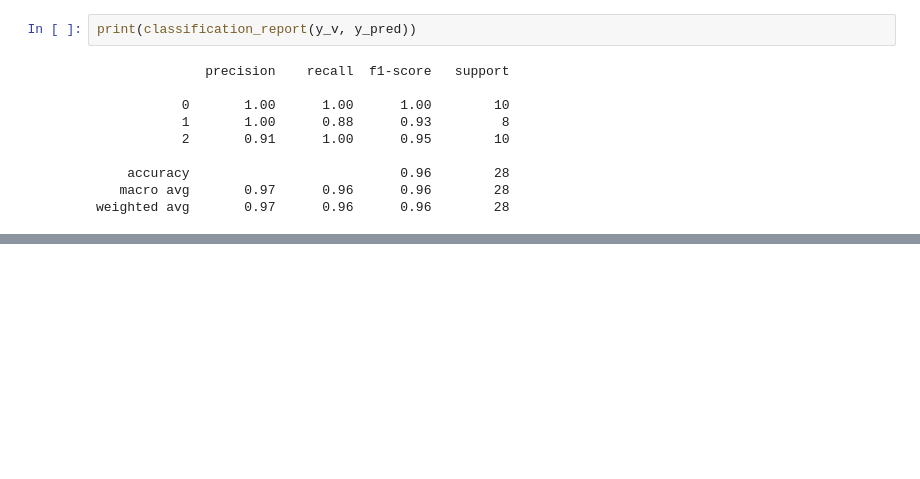
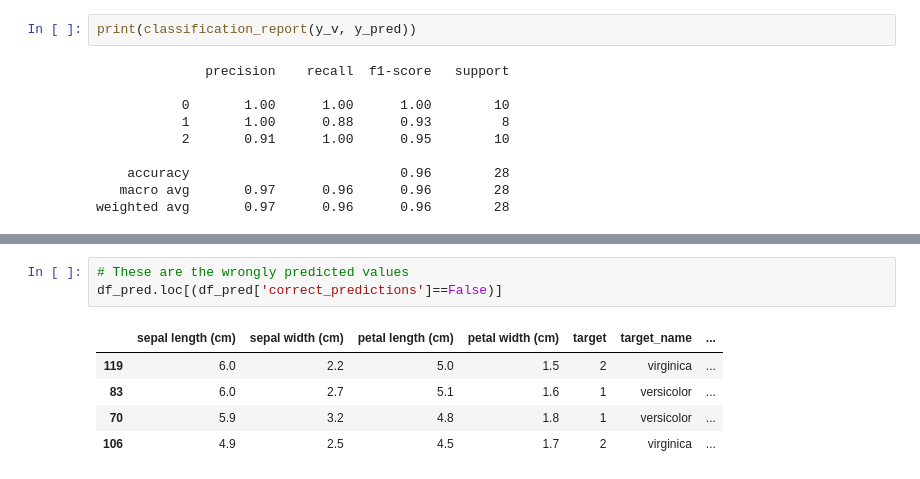
Before and after one commit to karthik-maddukuri/classic-iris-dataset, a Jupyter notebook: notebooks/IRIS.ipynb, the cells around one changed output, grey strips where cells are left out. Saved outputs shown, nothing was run; the diff lists cells and outputs as text; blank space fills up the shorter version.

```diff
--- a/notebooks/IRIS.ipynb
+++ b/notebooks/IRIS.ipynb
@@ -223,0 +265,9 @@ weighted avg       0.97      0.96      0.96        28
+# %%
+# These are the wrongly predicted values
+df_pred.loc[(df_pred['correct_predictions']==False)]
+# %% [output]
+|  | sepal length (cm) | sepal width (cm) | petal length (cm) | petal width (cm) | target | target_name | ... |
+| 119 | 6.0 | 2.2 | 5.0 | 1.5 | 2 | virginica | ... |
+| 83 | 6.0 | 2.7 | 5.1 | 1.6 | 1 | versicolor | ... |
+| 70 | 5.9 | 3.2 | 4.8 | 1.8 | 1 | versicolor | ... |
+| 106 | 4.9 | 2.5 | 4.5 | 1.7 | 2 | virginica | ... |
```
Also changed, not shown: parts of 18 cells of this notebook.
